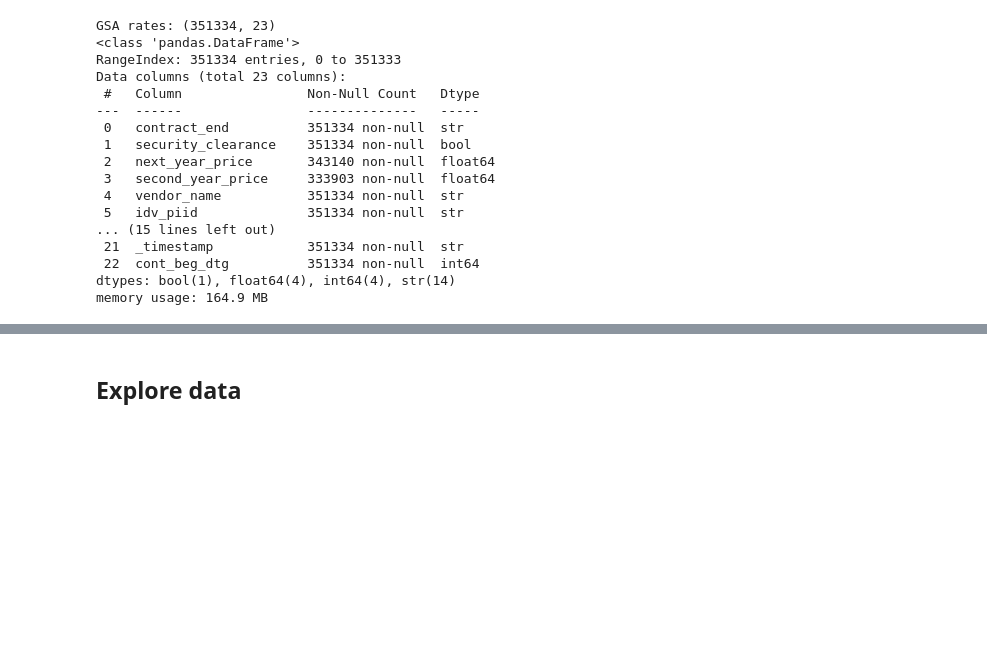
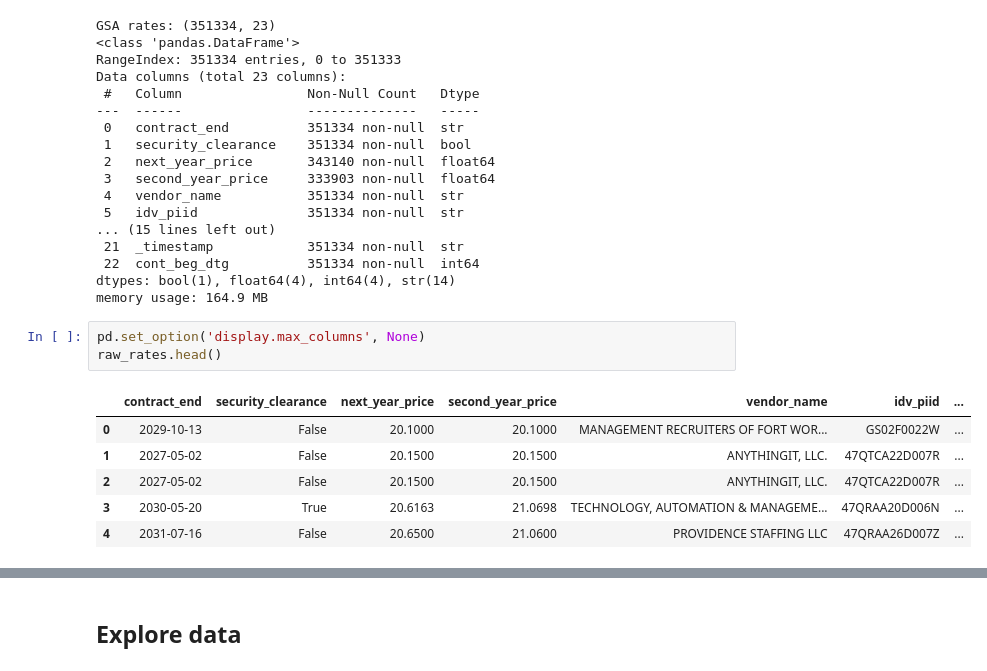
Before and after one commit to Silverdroplet/project_template, a Jupyter notebook: notebook.ipynb, the cells around one changed output, grey strips where cells are left out. Cells and saved outputs as stored; diff of their text form; blank space fills up the shorter version.

```diff
--- a/notebook.ipynb
+++ b/notebook.ipynb
@@ -51,6 +51,16 @@ Data columns (total 23 columns):
  22  cont_beg_dtg          351334 non-null  int64
 dtypes: bool(1), float64(4), int64(4), str(14)
 memory usage: 164.9 MB
+# %%
+pd.set_option('display.max_columns', None)
+raw_rates.head()
+# %% [output]
+|  | contract_end | security_clearance | next_year_price | second_year_price | vendor_name | idv_piid | ... |
+| 0 | 2029-10-13 | False | 20.1000 | 20.1000 | MANAGEMENT RECRUITERS OF FORT WOR... | GS02F0022W | ... |
+| 1 | 2027-05-02 | False | 20.1500 | 20.1500 | ANYTHINGIT, LLC. | 47QTCA22D007R | ... |
+| 2 | 2027-05-02 | False | 20.1500 | 20.1500 | ANYTHINGIT, LLC. | 47QTCA22D007R | ... |
+| 3 | 2030-05-20 | True | 20.6163 | 21.0698 | TECHNOLOGY, AUTOMATION & MANAGEME... | 47QRAA20D006N | ... |
+| 4 | 2031-07-16 | False | 20.6500 | 21.0600 | PROVIDENCE STAFFING LLC | 47QRAA26D007Z | ... |
 # %% [markdown]
 ## Prepare data
 
```
Also changed, not shown: parts of 12 cells of this notebook.
